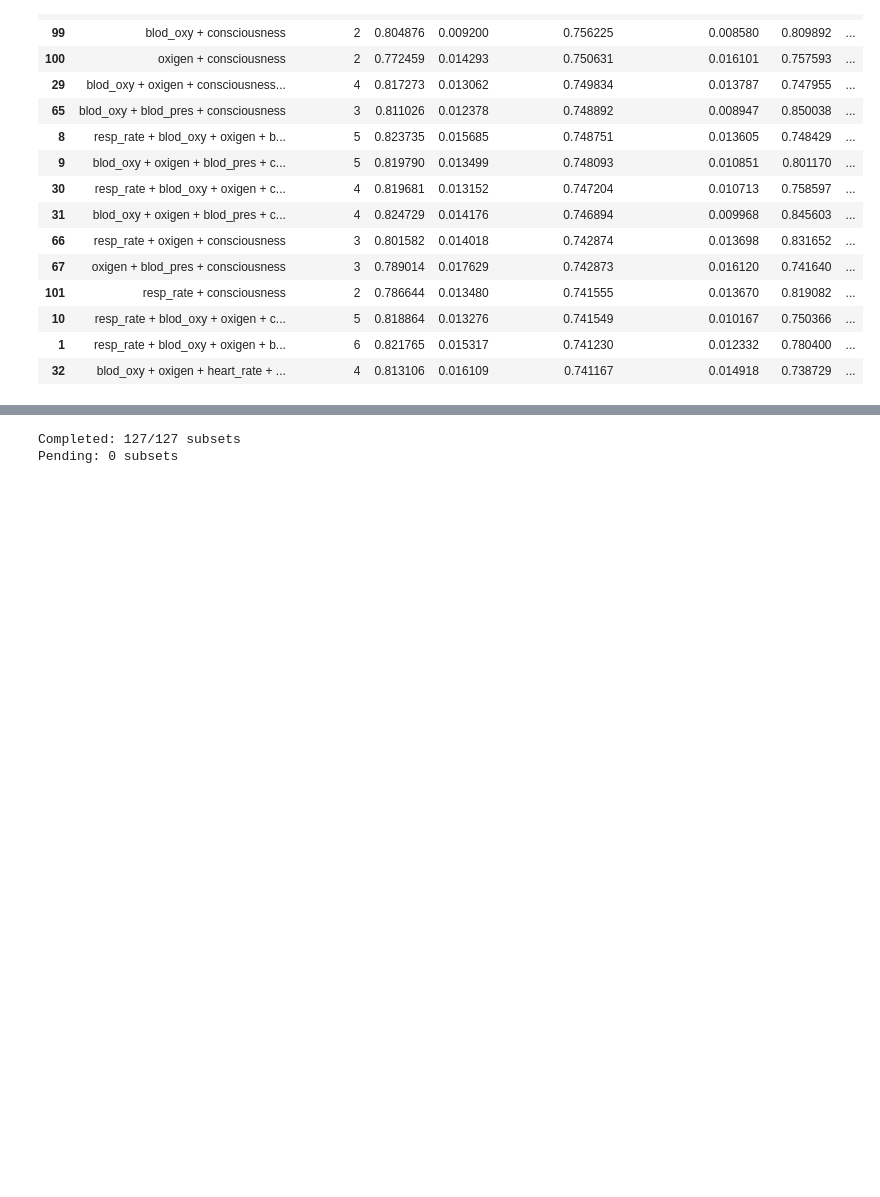
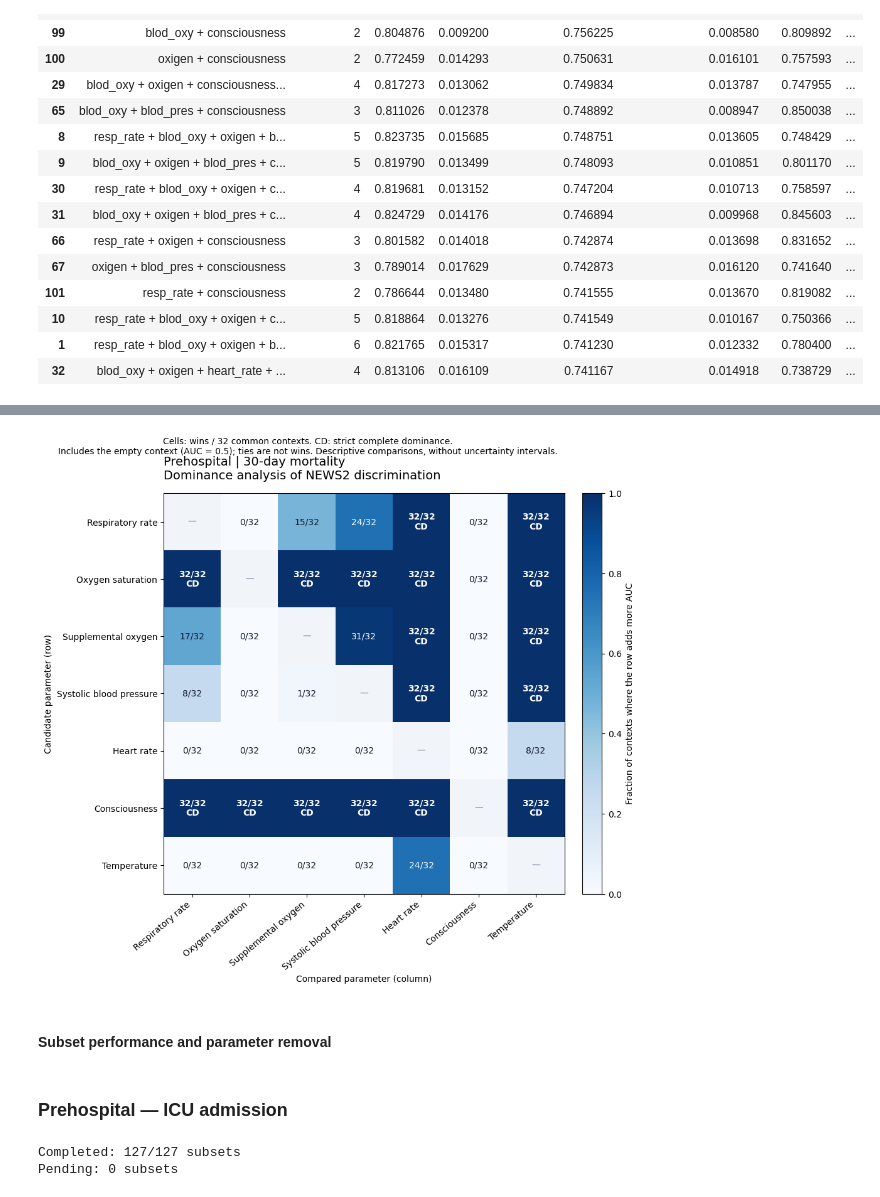
Before and after one commit to abarrenap/NEWS2_Deconstruction, a Jupyter notebook: NEWS2_deconstruction_scale.ipynb, the cells around one changed output, grey strips where cells are left out. Cells and saved outputs as stored; diff of their text form; code cells hidden in the pictures; blank space fills up the shorter version.

```diff
--- a/NEWS2_deconstruction_scale.ipynb
+++ b/NEWS2_deconstruction_scale.ipynb
@@ -165,0 +200,12 @@ make_marginal_ablation_plot(
+# %%
+dominance_m30d_pre, dominance_figure_m30d_pre = plot_news2_auc_dominance(
+    results_m30d_pre, FEATURES,
+    cohort='Prehospital', outcome='M30D',
+    output_dir=OUTPUT_DIR / "dominance_auc",
+)
+plt.show()
+plt.close(dominance_figure_m30d_pre)
+# %% [output]
+[figure, added]
+# %% [markdown]
+#### Subset performance and parameter removal
@@ -166,3 +221,5 @@ make_marginal_ablation_plot(
+# %% [markdown]
+### Prehospital — ICU admission
 # %%
 results_uvi_pre, auc_uvi_pre = run_scale_experiment(
     data_pre, 'Prehospital', 'prehosp', 'UVI'
```
Also changed, not shown: parts of 55 cells of this notebook, 8 other files.
